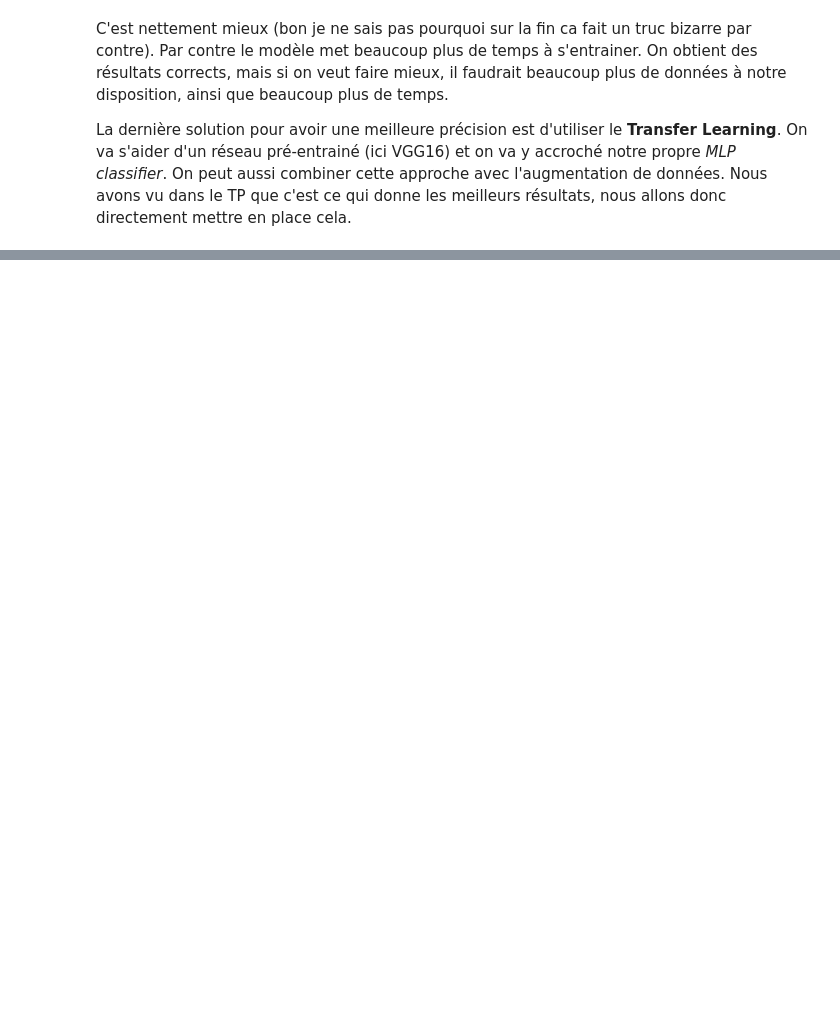
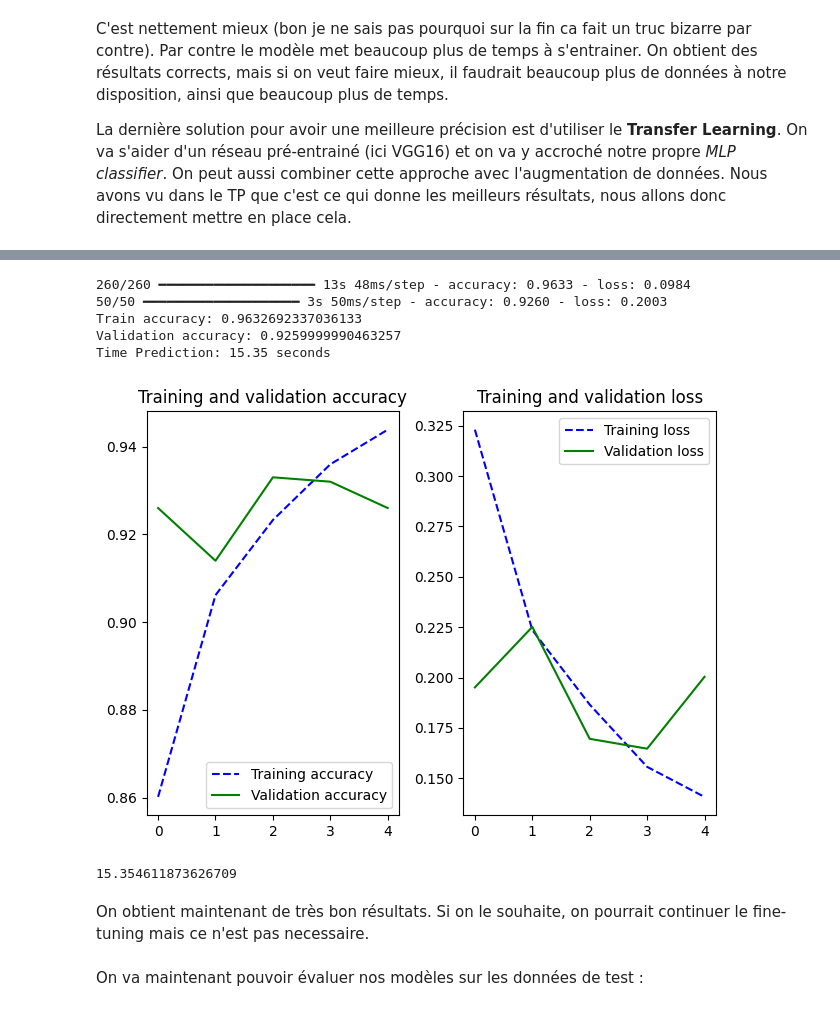
Before and after one commit to Viictordvd/High-Dimensional-and-Deep-Learning, a Jupyter notebook: Projet-1-Segmentation/Analyse-exploratoire.ipynb, the cells around one changed output, grey strips where cells are left out. Cells and saved outputs as stored; diff of their text form; code cells hidden in the pictures; blank space fills up the shorter version.

```diff
--- a/Projet-1-Segmentation/Analyse-exploratoire.ipynb
+++ b/Projet-1-Segmentation/Analyse-exploratoire.ipynb
@@ -599,0 +645,18 @@ Time Prediction: 16.92 seconds
+# %%
+epochs = 5
+
+vgg_combined.compile(
+    loss = 'binary_crossentropy',
+    optimizer = Adam(learning_rate=1e-4), # Reduced learning rates to avoid smashing everything and risking overfitting
+    metrics = ['accuracy']
+)
+
+t_learning_vgg_combined_tuned = time.time()
+vgg_combined_tuned_history = vgg_combined.fit(
+    train_generator_augmented,
+    validation_data = validation_generator,
+    epochs = epochs
+)
+t_learning_vgg_combined_tuned = time.time() - t_learning_vgg_combined_tuned
+
+print("Learning time for %d epochs : %d seconds" % (epochs, t_learning_vgg_combined_tuned))
@@ -599,0 +676,14 @@ Time Prediction: 16.92 seconds
+# %%
+Analyse_resultats(vgg_combined,vgg_combined_tuned_history)
+# %% [output]
+260/260 ━━━━━━━━━━━━━━━━━━━━ 13s 48ms/step - accuracy: 0.9633 - loss: 0.0984
+50/50 ━━━━━━━━━━━━━━━━━━━━ 3s 50ms/step - accuracy: 0.9260 - loss: 0.2003
+Train accuracy: 0.9632692337036133
+Validation accuracy: 0.9259999990463257
+Time Prediction: 15.35 seconds
+[figure, added]
+15.354611873626709
+# %% [markdown]
+On obtient maintenant de très bon résultats. Si on le souhaite, on pourrait continuer le fine-tuning mais ce n'est pas necessaire.
+# %% [markdown]
+On va maintenant pouvoir évaluer nos modèles sur les données de test :
```
Also changed, not shown: parts of 15 cells of this notebook.
